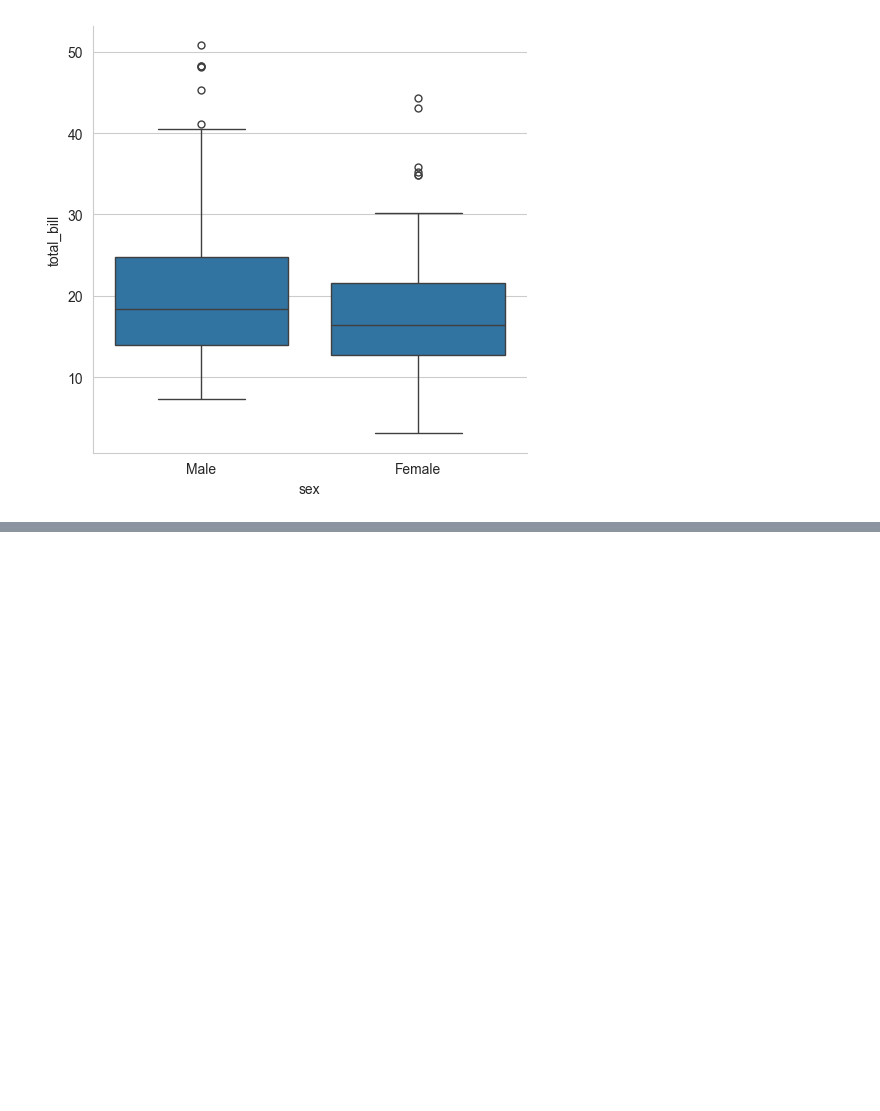
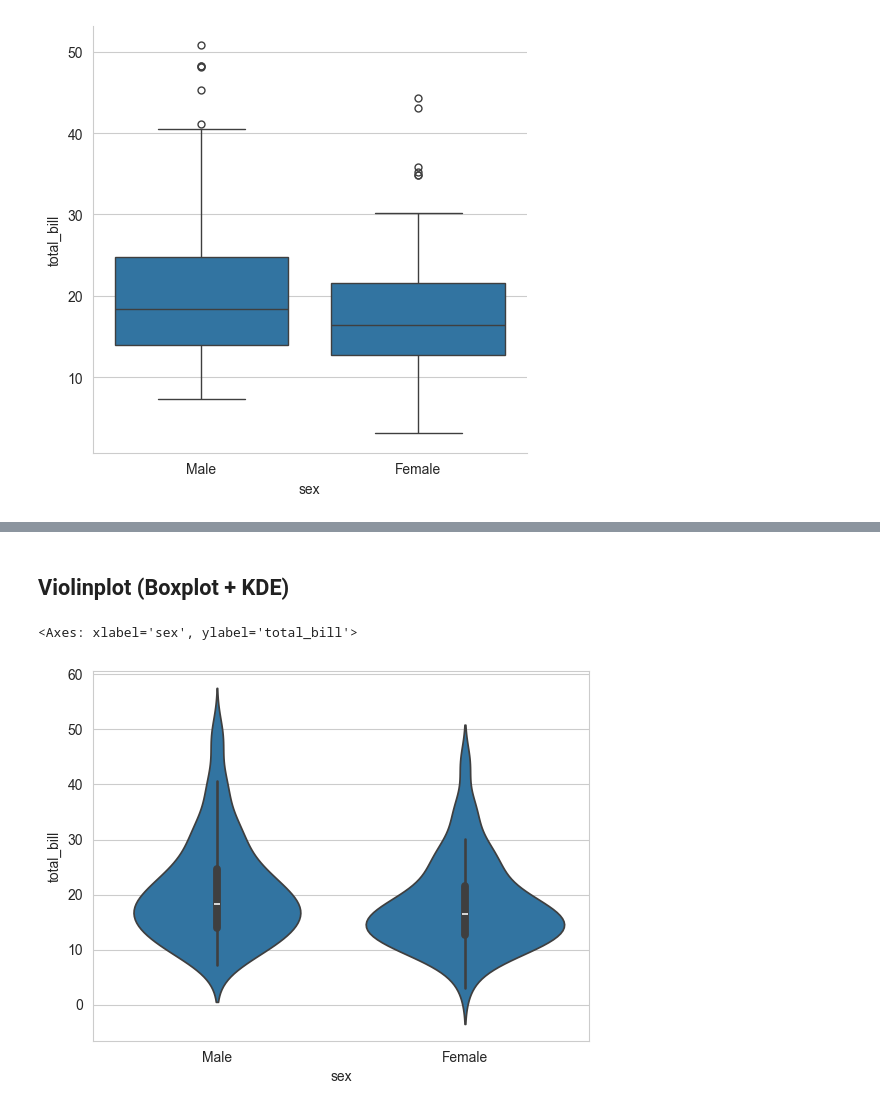
Before and after one commit to mohammadkhorshed/python-practice, a Jupyter notebook: seaborn/seaborn_learning.ipynb, the cells around one changed output, grey strips where cells are left out. Drawn from its saved outputs; the diff is of its cells as text; code cells hidden in the pictures; blank space fills up the shorter version.

Commit message:
Complete Violinplot

```diff
--- a/seaborn/seaborn_learning.ipynb
+++ b/seaborn/seaborn_learning.ipynb
@@ -436,0 +447,7 @@ sns.catplot(kind='box', data=tips, x='sex', y='total_bill')
+# %% [markdown]
+## Violinplot (Boxplot + KDE)
+# %%
+sns.violinplot(data=tips, x='sex', y='total_bill')
+# %% [output]
+<Axes: xlabel='sex', ylabel='total_bill'>
+[figure, added]
```
Also changed, not shown: parts of 5 cells of this notebook.
